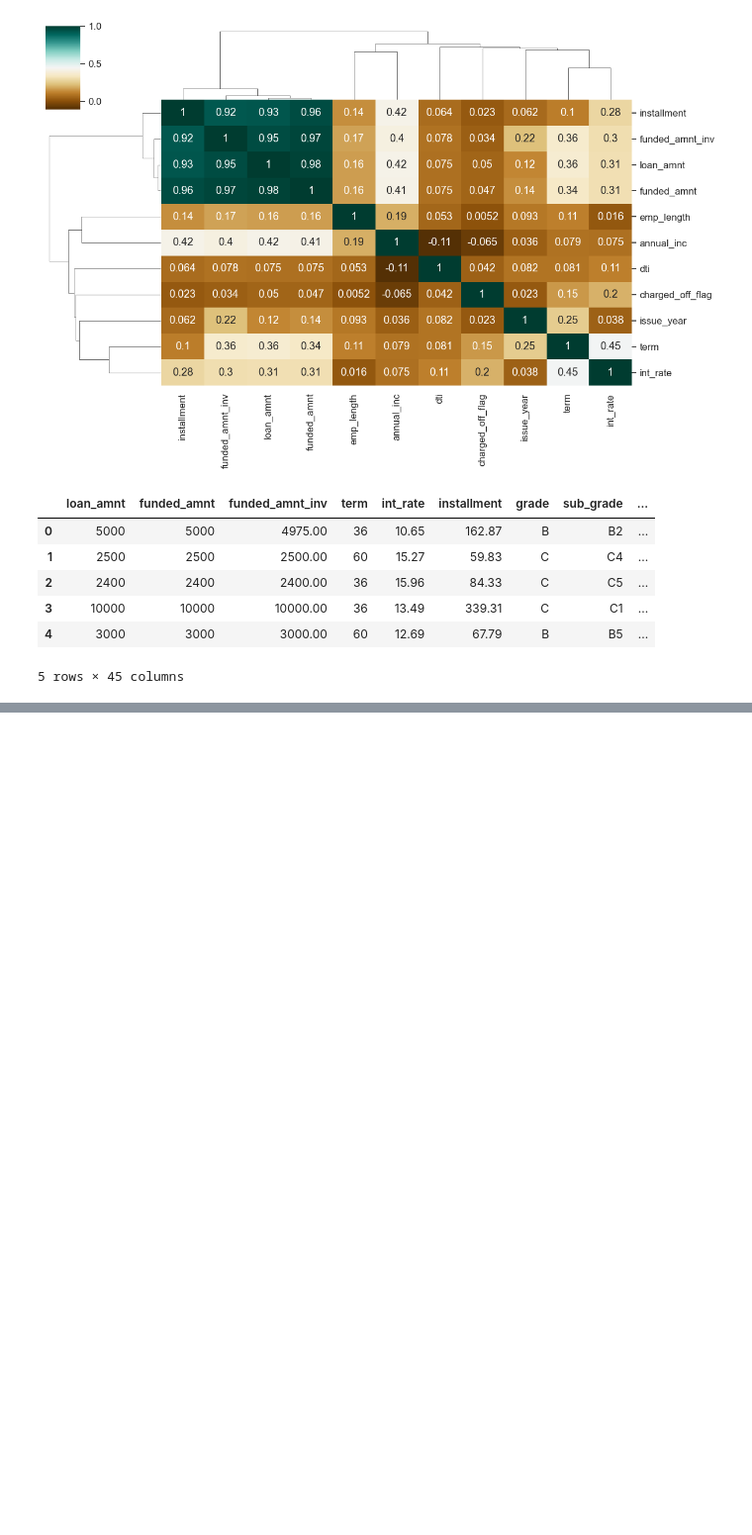
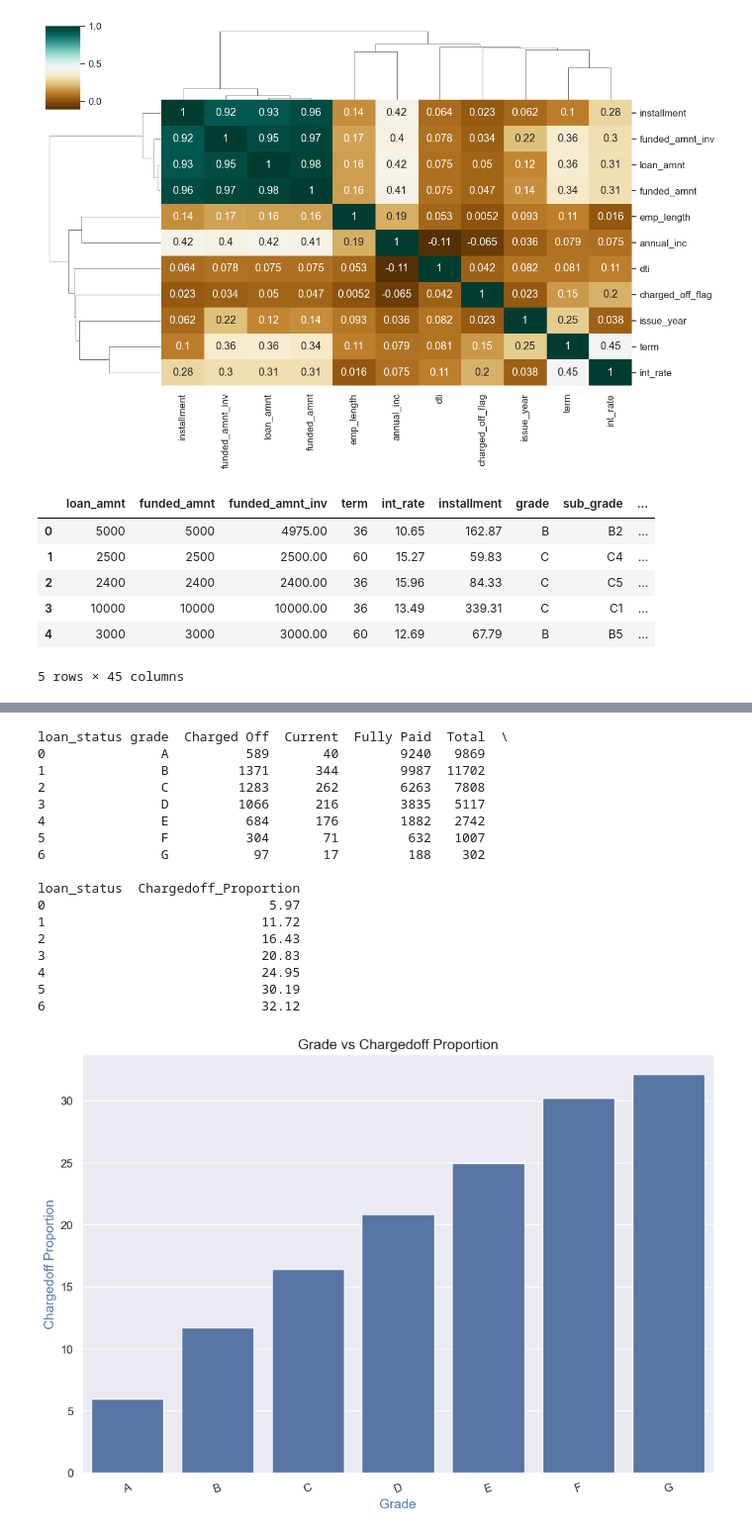
Before and after one commit to blogbydev/lendingcasestudy, a Jupyter notebook: lcs_srinivasan.ipynb, the cells around one changed output, grey strips where cells are left out. Shown at 99% size. Cells and saved outputs as stored; diff of their text form; code cells hidden in the pictures; blank space fills up the shorter version.

```diff
--- a/lcs_srinivasan.ipynb
+++ b/lcs_srinivasan.ipynb
@@ -683,0 +713,21 @@ loan_status  Chargedoff_Proportion
+# %%
+chargedoff_perc_vs_x(lend_loan_df, 'grade','Grade')
+# %% [output]
+loan_status grade  Charged Off  Current  Fully Paid  Total  \
+0               A          589       40        9240   9869
+1               B         1371      344        9987  11702
+2               C         1283      262        6263   7808
+3               D         1066      216        3835   5117
+4               E          684      176        1882   2742
+5               F          304       71         632   1007
+6               G           97       17         188    302
+
+loan_status  Chargedoff_Proportion
+0                             5.97
+1                            11.72
+2                            16.43
+3                            20.83
+4                            24.95
+5                            30.19
+6                            32.12
+[figure, added]
```
Also changed, not shown: parts of 18 cells of this notebook.
